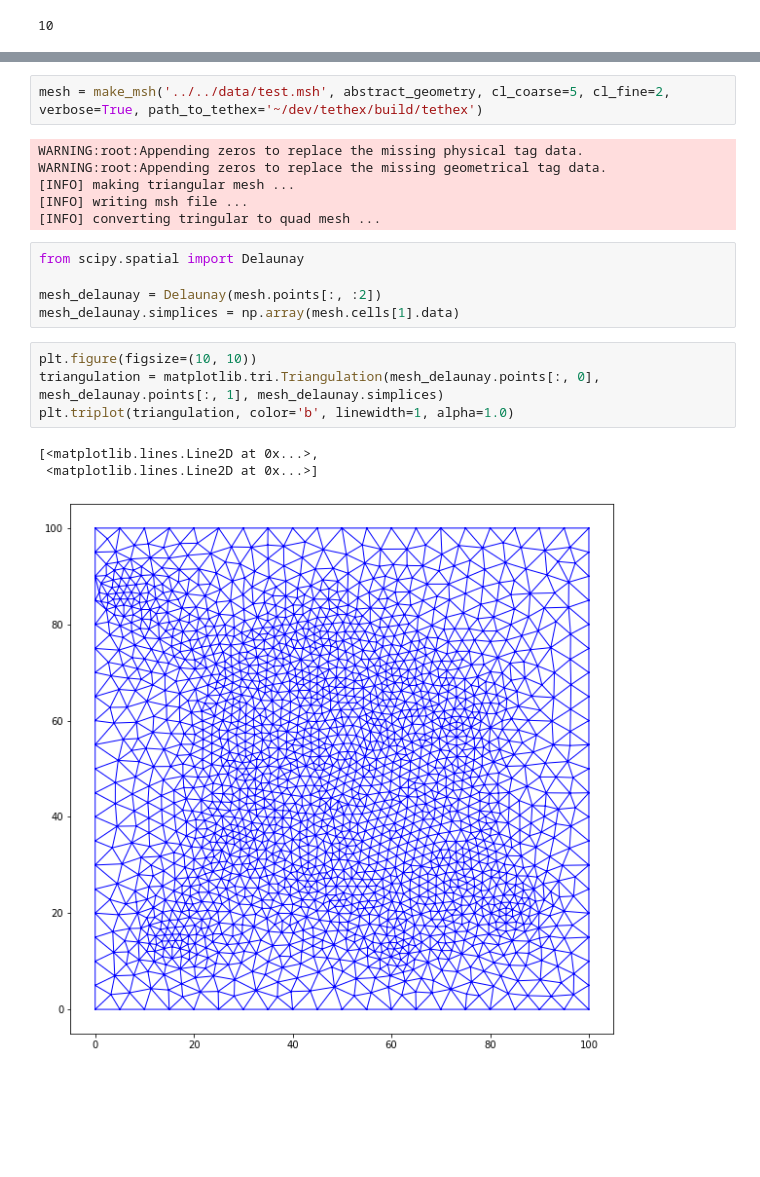
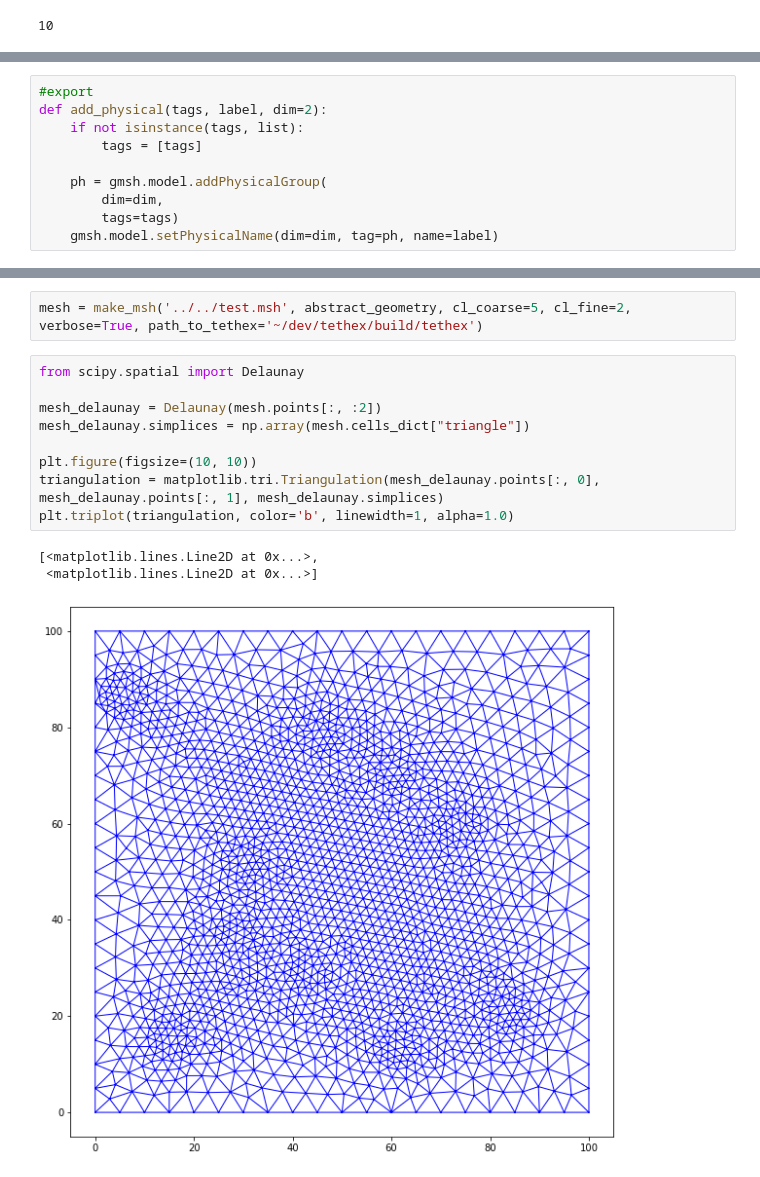
Before and after one commit to FGhavamian/accelerate_fem, a Jupyter notebook: ml/notebooks/01_meshed_geometry.ipynb, the cells around one changed output, grey strips where cells are left out. Drawn from its saved outputs; the diff is of its cells as text; blank space fills up the shorter version.

```diff
--- a/ml/notebooks/01_meshed_geometry.ipynb
+++ b/ml/notebooks/01_meshed_geometry.ipynb
@@ -88,0 +38,10 @@ def make_msh(output_path, abstract_geometry: AbstractGeometry, cl_coarse, cl_fin
+# %%
+#export
+def add_physical(tags, label, dim=2):
+    if not isinstance(tags, list):
+        tags = [tags]
+
+    ph = gmsh.model.addPhysicalGroup(
+        dim=dim,
+        tags=tags)
+    gmsh.model.setPhysicalName(dim=dim, tag=ph, name=label)
@@ -89,21 +122,15 @@ def make_msh(output_path, abstract_geometry: AbstractGeometry, cl_coarse, cl_fin
 # %%
-mesh = make_msh('../../data/test.msh', abstract_geometry, cl_coarse=5, cl_fine=2, verbose=True, path_to_tethex='~/dev/tethex/build/tethex')
+mesh = make_msh('../../test.msh', abstract_geometry, cl_coarse=5, cl_fine=2, verbose=True, path_to_tethex='~/dev/tethex/build/tethex')
-# %% [output]
-WARNING:root:Appending zeros to replace the missing physical tag data.
-WARNING:root:Appending zeros to replace the missing geometrical tag data.
-[INFO] making triangular mesh ...
-[INFO] writing msh file ...
-[INFO] converting tringular to quad mesh ...
 # %%
 from scipy.spatial import Delaunay
 
 mesh_delaunay = Delaunay(mesh.points[:, :2])
-mesh_delaunay.simplices = np.array(mesh.cells[1].data)
+mesh_delaunay.simplices = np.array(mesh.cells_dict["triangle"])
+
+plt.figure(figsize=(10, 10))
+triangulation = matplotlib.tri.Triangulation(mesh_delaunay.points[:, 0], mesh_delaunay.points[:, 1], mesh_delaunay.simplices)
+plt.triplot(triangulation, color='b', linewidth=1, alpha=1.0)
+# %% [output]
+[<matplotlib.lines.Line2D at 0x...>,
+ <matplotlib.lines.Line2D at 0x...>]
+[figure, added]
-# %%
-plt.figure(figsize=(10, 10))
-triangulation = matplotlib.tri.Triangulation(mesh_delaunay.points[:, 0], mesh_delaunay.points[:, 1], mesh_delaunay.simplices)
-plt.triplot(triangulation, color='b', linewidth=1, alpha=1.0)
-# %% [output]
-[<matplotlib.lines.Line2D at 0x...>,
- <matplotlib.lines.Line2D at 0x...>]
-[figure, removed]
```
Also changed, not shown: parts of 4 cells of this notebook, 2 other files.
